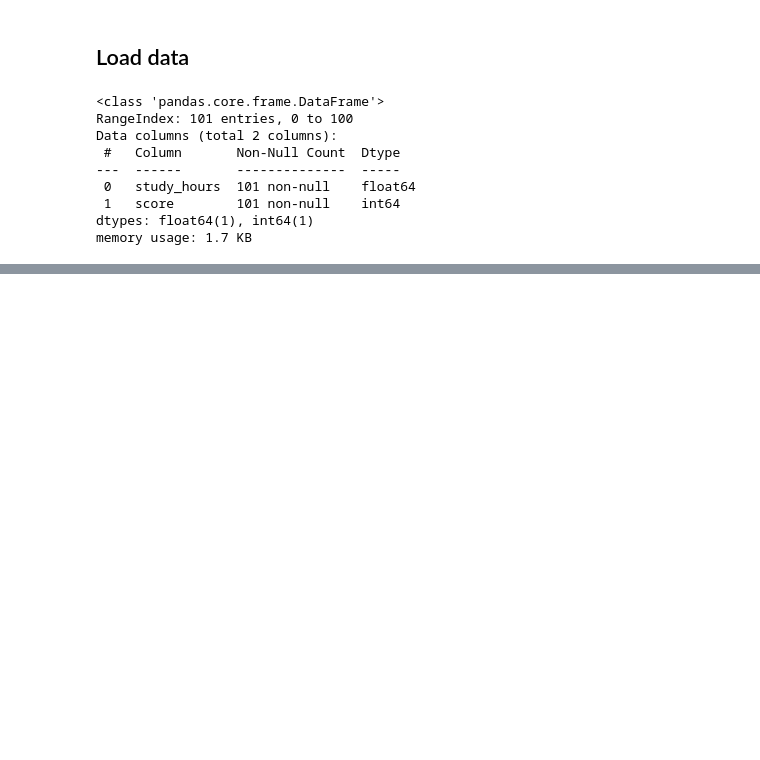
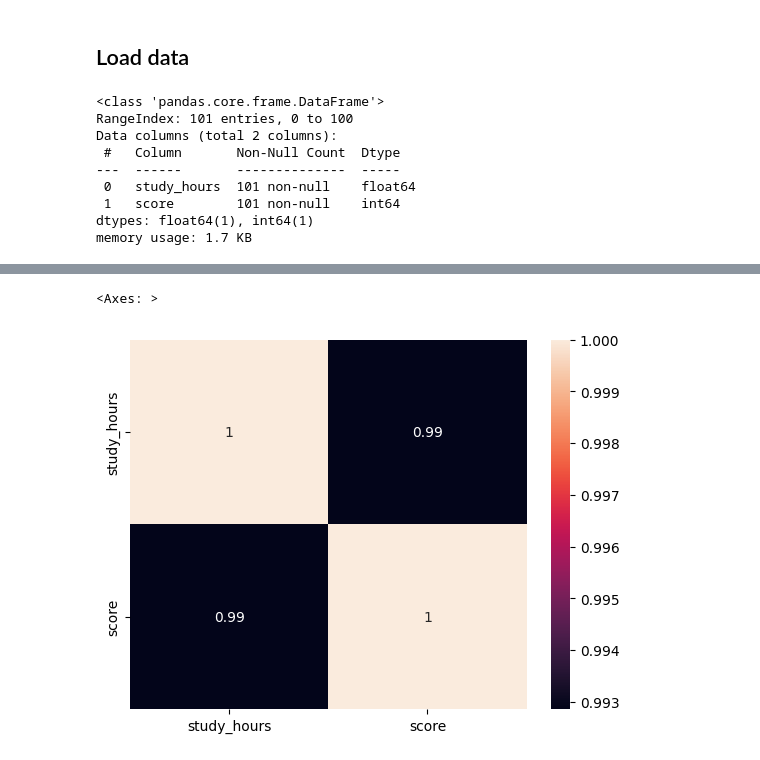
Before and after one commit to Suyannesara/ML_score_prevision, a Jupyter notebook: score_model.ipynb, the cells around one changed output, grey strips where cells are left out. Cells and saved outputs as stored; diff of their text form; code cells hidden in the pictures; blank space fills up the shorter version.

```diff
--- a/score_model.ipynb
+++ b/score_model.ipynb
@@ -26,0 +79,6 @@ memory usage: 1.7 KB
+# %%
+# Verify correlation bettwen variables (Pearson method)
+sns.heatmap(df_scores.corr('pearson'), annot=True)
+# %% [output]
+<Axes: >
+[figure, added]
```
Also changed, not shown: parts of 9 cells of this notebook.
